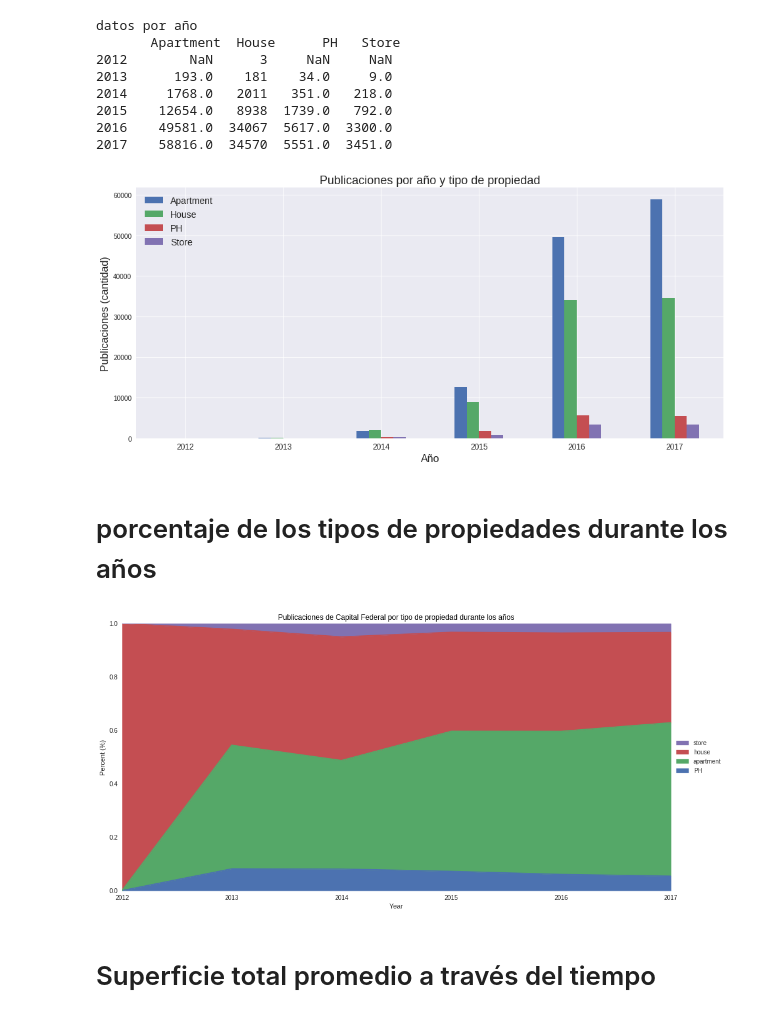
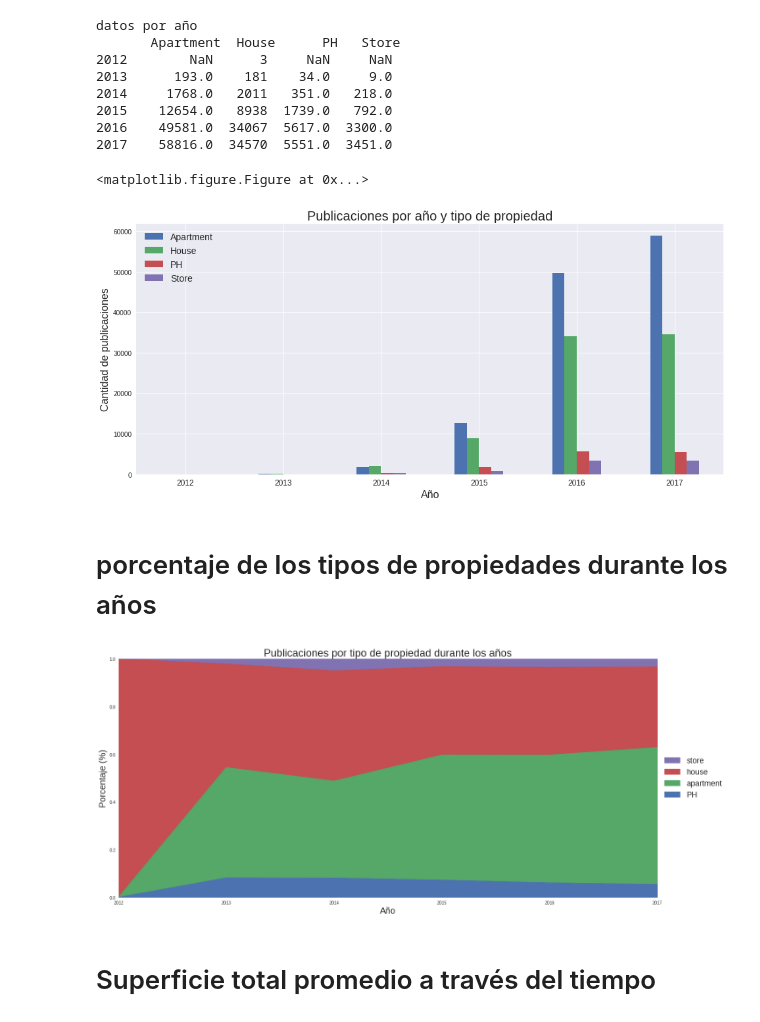
Before and after one commit to Gisse88/TP-7506, a Jupyter notebook: merge.ipynb, the cells around one changed output. Cells and saved outputs as stored; diff of their text form; code cells hidden in the pictures.

```diff
--- a/merge.ipynb
+++ b/merge.ipynb
@@ -179,37 +197,49 @@ datos por año
 2016    49581.0  34067  5617.0  3300.0
 2017    58816.0  34570  5551.0  3451.0
 # %%
+fig = plt.figure()
+
+### no guarda el gráfico
+
 year = ['2012','2013','2014','2015','2016','2017']
+
 ax2 = data_by_year.plot(kind='bar', figsize=(16,7))
-ax2.set_title('Publicaciones por año y tipo de propiedad', fontsize=18)
+
+ax2.set_title('Publicaciones por año y tipo de propiedad', fontsize=20)
 ax2.set_xlabel('Año', fontsize=16)
-ax2.set_ylabel('Publicaciones (cantidad)', fontsize=16)
+ax2.set_ylabel('Cantidad de publicaciones', fontsize=16)
 ax2.set_xticklabels(year,rotation='horizontal', fontsize=12)
 ax2.legend(prop={'size':14});
+
+fig.savefig('publicacionesPorAnioYPropiedad.jpg');
 # %% [output]
+<matplotlib.figure.Figure at 0x...>
-[figure, old version]
+[figure, new version]
 # %% [markdown]
 # porcentaje de los tipos de propiedades durante los años
 # %%
 property_type_by_year = pd.DataFrame(data.groupby(['property_type','year']).size())
 property_type_by_year.columns = ['num']
 
 property_type_by_year.reset_index(inplace=True)
 
 pivoted = pd.pivot_table(property_type_by_year,values='num',columns='property_type', index='year')
 pivoted = pivoted.divide(pivoted.sum(axis=1), axis=0)
 
-f = plt.figure()
-plt.title('Publicaciones de Capital Federal por tipo de propiedad durante los años', color='black')
-ax = pivoted.plot(kind='area', stacked=True,figsize=(16,8),ax=f.gca())
+fig = plt.figure()
+
+plt.title('Publicaciones por tipo de propiedad durante los años', fontsize=24)
+ax = pivoted.plot(kind='area', stacked=True,figsize=(22,10),ax=fig.gca())
 handles, labels = ax.get_legend_handles_labels()
-plt.legend(handles[::-1], labels[::-1],loc='center left', bbox_to_anchor=(1.0, 0.5))
-ax.set_ylabel('Percent (%)');
-ax.set_xlabel('Year');
+plt.legend(handles[::-1], labels[::-1],loc='center left', bbox_to_anchor=(1.0, 0.5), fontsize= 18)
+ax.set_ylabel('Porcentaje (%)', fontsize=20);
+ax.set_xlabel('Año', fontsize=20);
 ax.set_ylim(0,1)
 plt.show()
+
+fig.savefig('publicacionesPorTipoPropiedad.jpg');
 # %% [output]
-[figure, old version]
+[figure, new version]
 # %% [markdown]
 # Superficie total promedio a través del tiempo
 # %%
```
Also changed, not shown: parts of 32 cells of this notebook.
